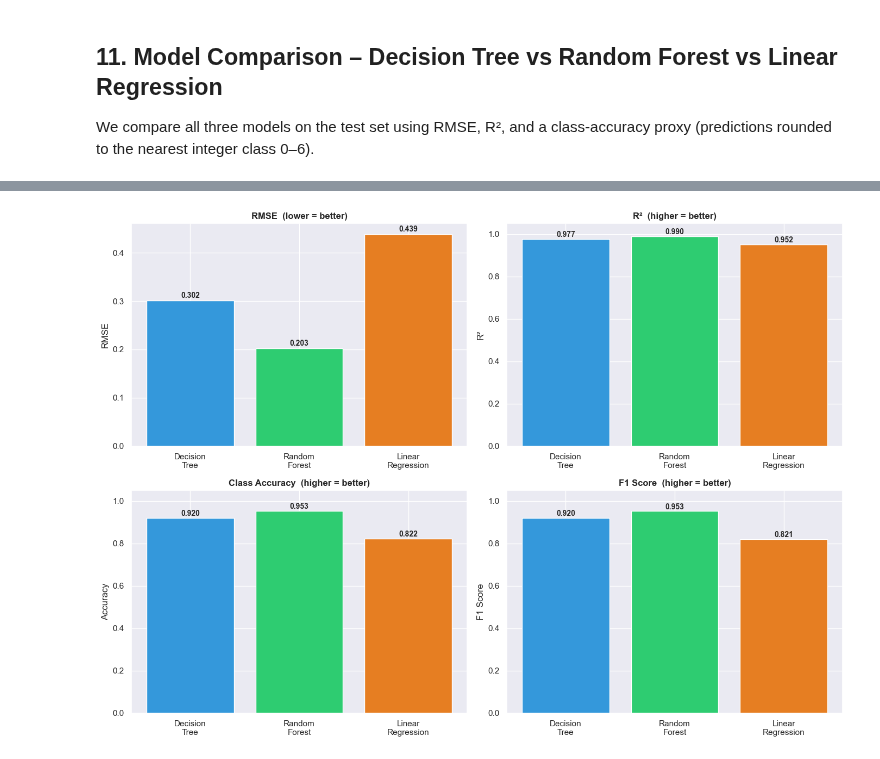
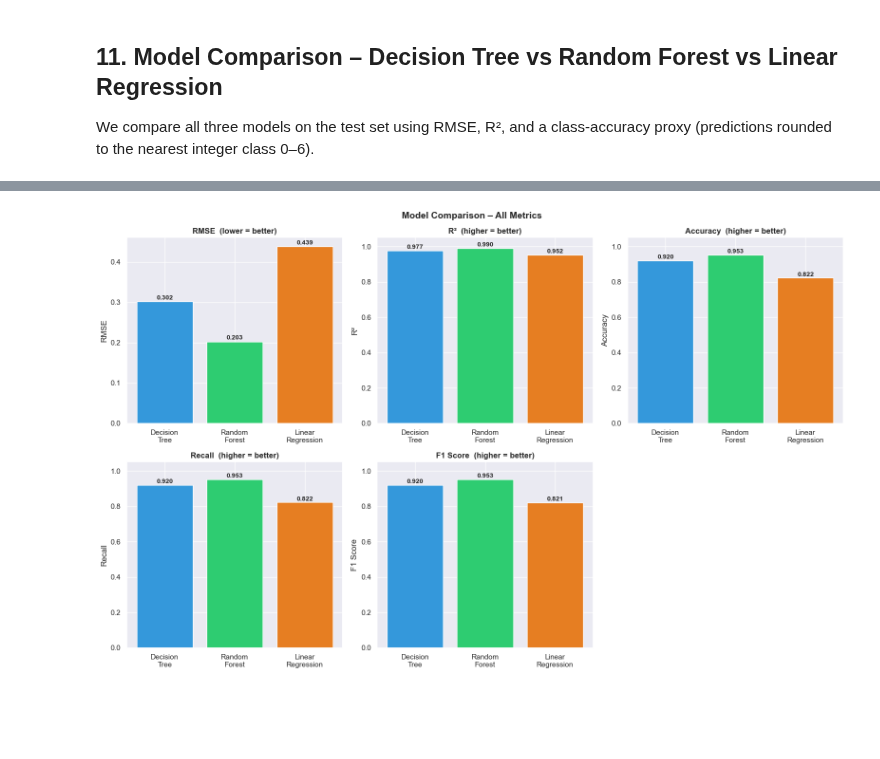
Before and after one commit to iakeehc/obesity-predictor, a Jupyter notebook: obesity_analysis.ipynb, the cells around one changed output, grey strips where cells are left out. Saved outputs shown, nothing was run; the diff lists cells and outputs as text; code cells hidden in the pictures; blank space fills up the shorter version.

```diff
--- a/obesity_analysis.ipynb
+++ b/obesity_analysis.ipynb
@@ -70,0 +74,14 @@ plt.tight_layout(); plt.show()
+# %%
+# ── Histogram distributions for all variables ──────────────────────────────
+num_features = ['Age', 'Height', 'Weight', 'FCVC', 'NCP', 'CH2O', 'FAF', 'TUE', 'NObeyesdad']
+
+
+# ── Numeric features
+fig, axes = plt.subplots(3, 4, figsize=(40, 20))
+for ax, col in zip(axes.flatten(), num_features):
+    sb.histplot(data=df, x=col, kde=True, color='Orange', edgecolor='white', ax=ax)
+    ax.set_title(col, fontweight='bold')
+    ax.set_xlabel('')
+plt.suptitle('Numeric Feature Distributions', fontsize=14, fontweight='bold')
+plt.tight_layout()
+plt.show()
@@ -446,41 +472,52 @@ Random Forest (200 trees) 0.2026 0.9897     0.9527    0.9525
 # %%
-fig, axes = plt.subplots(2, 2, figsize=(14, 10))
+fig, axes = plt.subplots(2, 3, figsize=(16, 10))
 axes = axes.flatten()
 models  = ['Decision\nTree', 'Random\nForest', 'Linear\nRegression']
 palette = ['#3498db', '#2ecc71', '#e67e22']
 
 # RMSE (lower is better)
 axes[0].bar(models, [rmse_dt, rmse_rf, rmse_lr], color=palette, edgecolor='white')
 axes[0].set_title('RMSE  (lower = better)', fontweight='bold')
 axes[0].set_ylabel('RMSE')
 for i, v in enumerate([rmse_dt, rmse_rf, rmse_lr]):
     axes[0].text(i, v + 0.005, f'{v:.3f}', ha='center', fontsize=10, fontweight='bold')
 
 # R² (higher is better)
 axes[1].bar(models, [r2_dt, r2_rf, r2_lr], color=palette, edgecolor='white')
 axes[1].set_title('R²  (higher = better)', fontweight='bold')
 axes[1].set_ylabel('R²')
 axes[1].set_ylim(0, 1.05)
 for i, v in enumerate([r2_dt, r2_rf, r2_lr]):
     axes[1].text(i, v + 0.01, f'{v:.3f}', ha='center', fontsize=10, fontweight='bold')
 
-# Class Accuracy (higher is better)
-axes[2].bar(models, [acc_dt, acc_rf, rounded_acc_lr], color=palette, edgecolor='white')
-axes[2].set_title('Class Accuracy  (higher = better)', fontweight='bold')
+# Accuracy (higher is better)
+axes[2].bar(models, [accuracy_dt, accuracy_rf, accuracy_lr], color=palette, edgecolor='white')
+axes[2].set_title('Accuracy  (higher = better)', fontweight='bold')
 axes[2].set_ylabel('Accuracy')
 axes[2].set_ylim(0, 1.05)
-for i, v in enumerate([acc_dt, acc_rf, rounded_acc_lr]):
+for i, v in enumerate([accuracy_dt, accuracy_rf, accuracy_lr]):
     axes[2].text(i, v + 0.01, f'{v:.3f}', ha='center', fontsize=10, fontweight='bold')
 
-# F1 Score (higher is better)
-axes[3].bar(models, [f1_dt, f1_rf, f1_lr], color=palette, edgecolor='white')
-axes[3].set_title('F1 Score  (higher = better)', fontweight='bold')
-axes[3].set_ylabel('F1 Score')
+# Recall (higher is better)
+axes[3].bar(models, [recall_dt, recall_rf, recall_lr], color=palette, edgecolor='white')
+axes[3].set_title('Recall  (higher = better)', fontweight='bold')
+axes[3].set_ylabel('Recall')
 axes[3].set_ylim(0, 1.05)
-for i, v in enumerate([f1_dt, f1_rf, f1_lr]):
+for i, v in enumerate([recall_dt, recall_rf, recall_lr]):
     axes[3].text(i, v + 0.01, f'{v:.3f}', ha='center', fontsize=10, fontweight='bold')
 
+# F1 Score (higher is better)
+axes[4].bar(models, [f1_dt, f1_rf, f1_lr], color=palette, edgecolor='white')
+axes[4].set_title('F1 Score  (higher = better)', fontweight='bold')
+axes[4].set_ylabel('F1 Score')
+axes[4].set_ylim(0, 1.05)
+for i, v in enumerate([f1_dt, f1_rf, f1_lr]):
+    axes[4].text(i, v + 0.01, f'{v:.3f}', ha='center', fontsize=10, fontweight='bold')
+
+axes[5].axis('off')  # empty 6th slot
+
+plt.suptitle('Model Comparison – All Metrics', fontsize=14, fontweight='bold')
 plt.tight_layout()
 plt.show()
 # %% [output]
-[figure, old version]
+[figure, new version]
```
Also changed, not shown: parts of 5 cells of this notebook.
